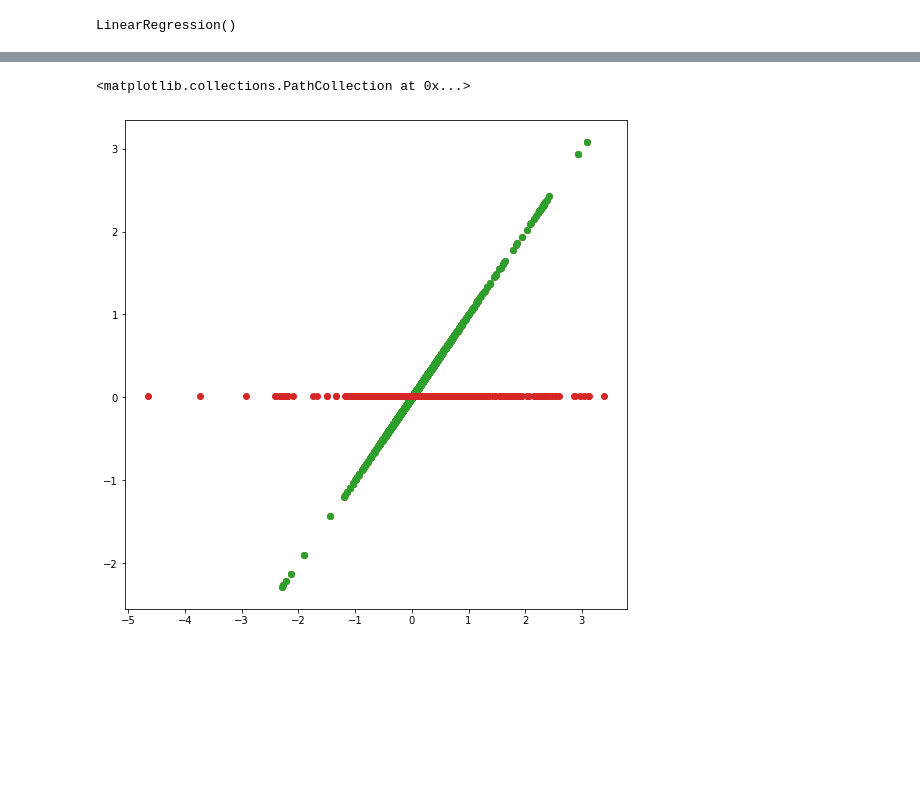
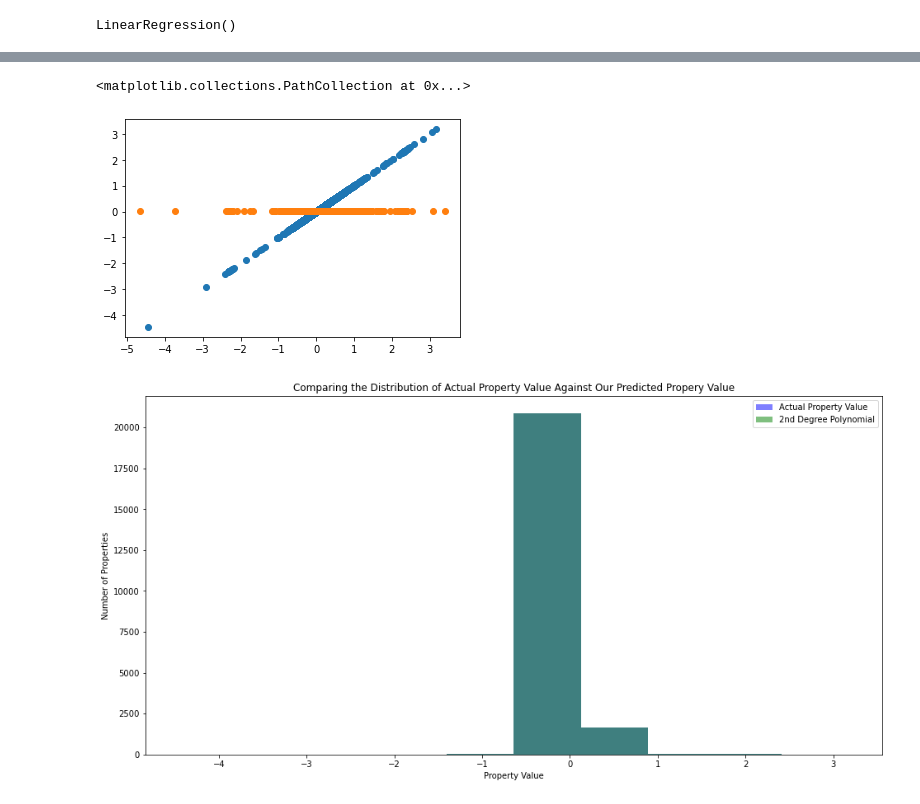
Before and after one commit to AAranda10/clustering-project, a Jupyter notebook: clustering_project.ipynb, the cells around one changed output, grey strips where cells are left out. Saved outputs shown, nothing was run; the diff lists cells and outputs as text; code cells hidden in the pictures; blank space fills up the shorter version.

```diff
--- a/clustering_project.ipynb
+++ b/clustering_project.ipynb
@@ -576,0 +571,10 @@ print('{:.20f}'.format(RMSE_poly))
+# %%
+# make the polynomial features to get a new set of features
+pf_2 = PolynomialFeatures(degree=2)
+
+# fit and transform X_train_scaled
+X_train_degree2 = pf_2.fit_transform(poly_X_rfe_train)
+
+# transform X_validate_scaled & X_test_scaled
+X_validate_degree2 = pf_2.transform(poly_X_rfe_val)
+X_test_degree2 = pf_2.transform(poly_X_rfe_test)
@@ -586,8 +615,0 @@ y_validate.head()
-# %%
-poly = PolynomialFeatures(degree=4)
-X_poly = poly.fit_transform(val_poly_X_rfe)
-lm_poly = LinearRegression()
-lm_poly.fit(X_poly, y_validate.logerror)
-y_validate['yhat_poly_2'] = lm_poly.predict(X_poly)
-RMSE_poly = np.sqrt(mean_squared_error(y_validate.logerror, y_validate.yhat_poly_2))
-print('{:.20f}'.format(RMSE_poly))
@@ -595,0 +638,9 @@ print('{:.20f}'.format(RMSE_poly))
+# %%
+# predict validate
+y_test['yhat_poly'] = lm2.predict(X_test_degree2)
+
+# evaluate: rmse
+rmse_test = mean_squared_error(y_test.logerror, y_test.yhat_poly)**1/2
+
+print("RMSE for Polynomial Model, degrees=2\nValidation/Out-Of-Sample: ", '{:.33f}'.format(rmse_validate),
+      "\nTest/Out-of-Sample: ", '{:.33f}'.format(rmse_test))
@@ -605,9 +659,0 @@ y_validate.head()
-# %%
-poly = PolynomialFeatures(degree=2)
-X_poly = poly.fit_transform(val_poly_X_rfe)
-lm_poly = LinearRegression()
-lm_poly.fit(X_poly, y_validate.logerror)
-y_validate['yhat_poly_3'] = lm_poly.predict(X_poly)
-RMSE_poly = np.sqrt(mean_squared_error(y_validate.logerror, y_validate.yhat_poly_3))
-RMSE_poly
-print('{:.20f}'.format(RMSE_poly))
@@ -625,9 +660,18 @@ y_validate.head()
 # %%
-plt.figure(figsize=(9, 9))
-plt.scatter(y_validate.logerror, y_validate.yhat_poly_1, label='Polynomial Regression Model Predictions', marker='o')
-plt.scatter(y_validate.logerror, y_validate.yhat_poly_2, label='Polynomial Regression Model Predictions', marker='o')
-plt.scatter(y_validate.logerror, y_validate.yhat_poly_3, label='Polynomial Regression Model Predictions', marker='o')
-plt.scatter(y_train.logerror, y_train.yhat_baseline, label='Baseline Predicitions', marker='o')
+plt.scatter(y_test.logerror, y_test.yhat_poly, label='Polynomial Regression Model Predictions', marker='o')
+plt.scatter(y_validate.logerror, y_validate.yhat_baseline, label='Baseline Predicitions', marker='o')
 # %% [output]
 <matplotlib.collections.PathCollection at 0x...>
-[figure, old version]
+[figure, new version]
+# %%
+# plot to visualize actual vs predicted.
+plt.figure(figsize=(16,8))
+plt.hist(y_test.logerror, color='blue', alpha=.5, label="Actual Property Value")
+plt.hist(y_test.yhat_poly, color='green', alpha=.5, label="2nd Degree Polynomial")
+plt.xlabel("Property Value")
+plt.ylabel("Number of Properties")
+plt.title("Comparing the Distribution of Actual Property Value Against Our Predicted Propery Value")
+plt.legend()
+plt.show()
+# %% [output]
+[figure, added]
```
Also changed, not shown: parts of 73 cells of this notebook, 1 other file.
